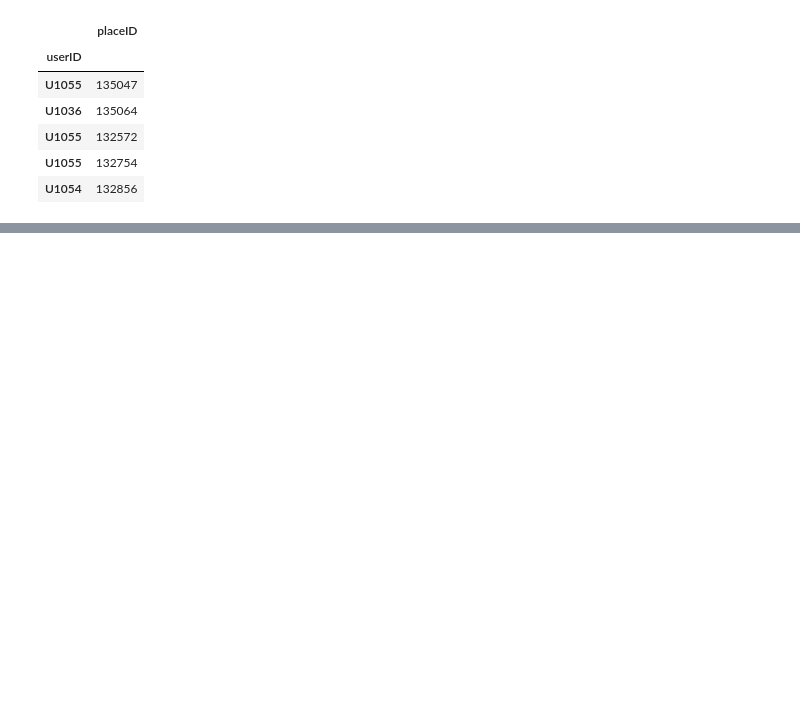
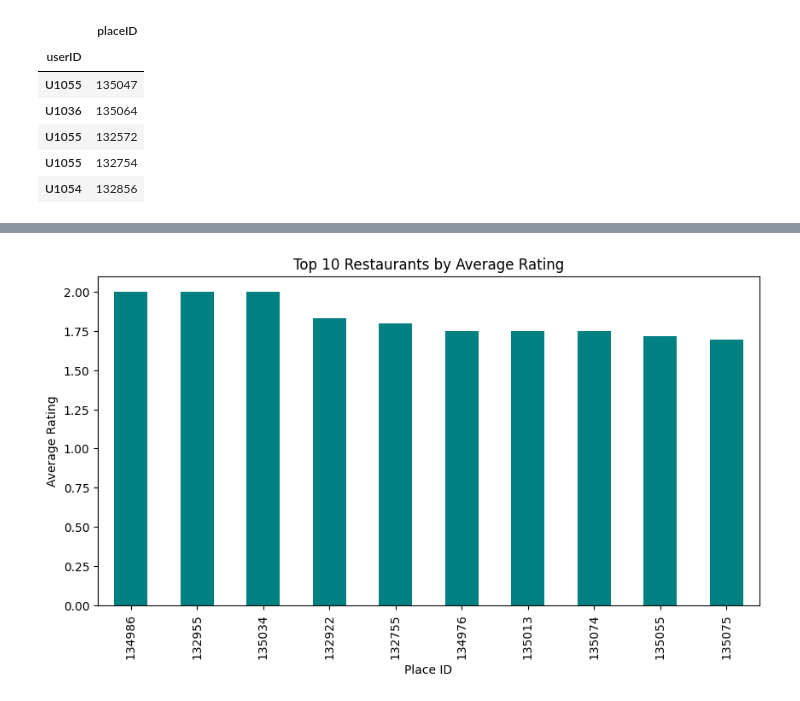
Before and after one commit to saharnazyp/User-Similarity-Recommender-with-Collaborative-Filtering-Restaurant, a Jupyter notebook: CF_memory_based.ipynb, the cells around one changed output, grey strips where cells are left out. Cells and saved outputs as stored; diff of their text form; code cells hidden in the pictures; blank space fills up the shorter version.

```diff
--- a/CF_memory_based.ipynb
+++ b/CF_memory_based.ipynb
@@ -176,0 +240,10 @@ sim_users_rec('U1001').sample(5)
+# %%
+avg_rating_per_place = rating_final.groupby('placeID')['rating'].mean().sort_values(ascending=False)
+plt.figure(figsize=(10,5))
+avg_rating_per_place.head(10).plot(kind='bar', color='teal')
+plt.title('Top 10 Restaurants by Average Rating')
+plt.xlabel('Place ID')
+plt.ylabel('Average Rating')
+plt.show()
+# %% [output]
+[figure, added]
```
Also changed, not shown: parts of 13 cells of this notebook.
